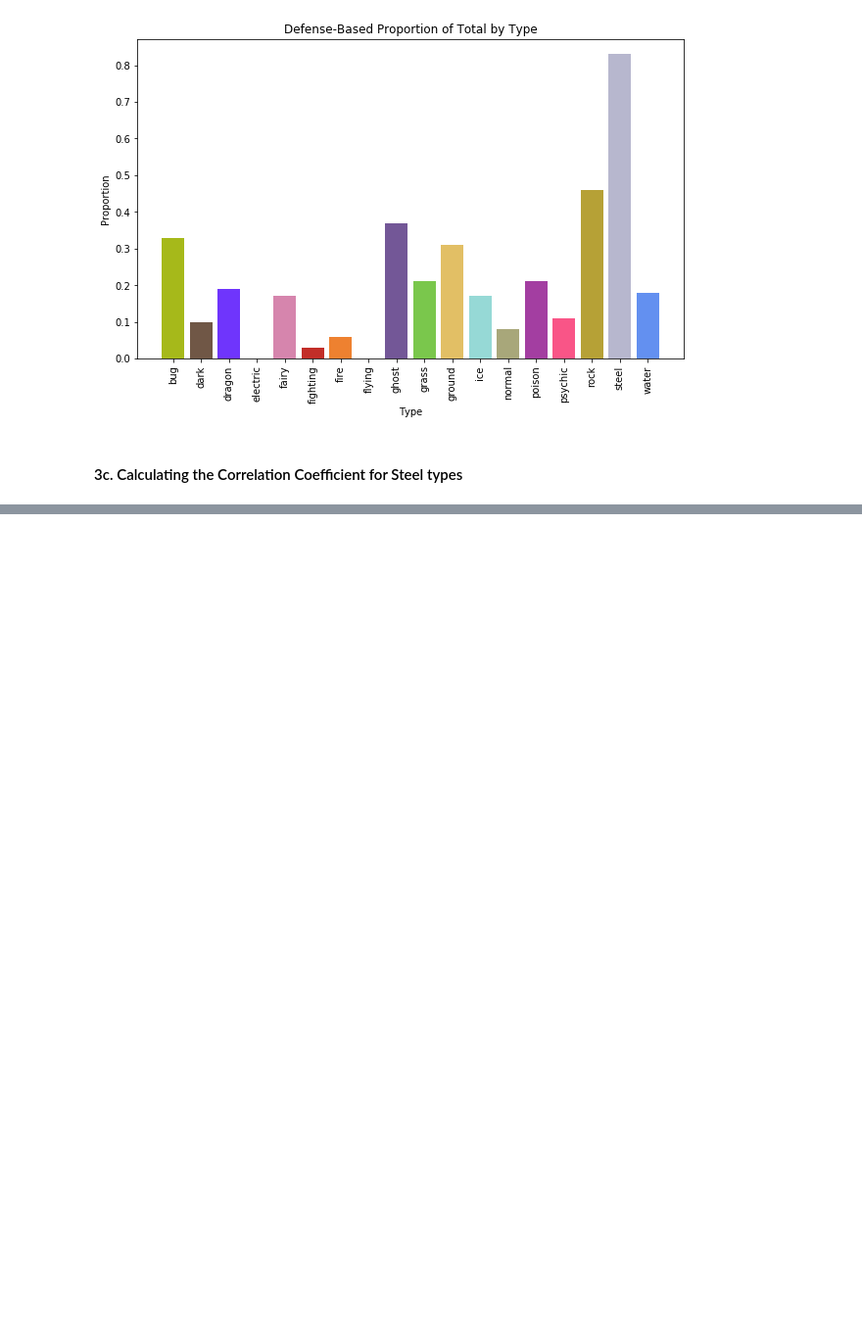
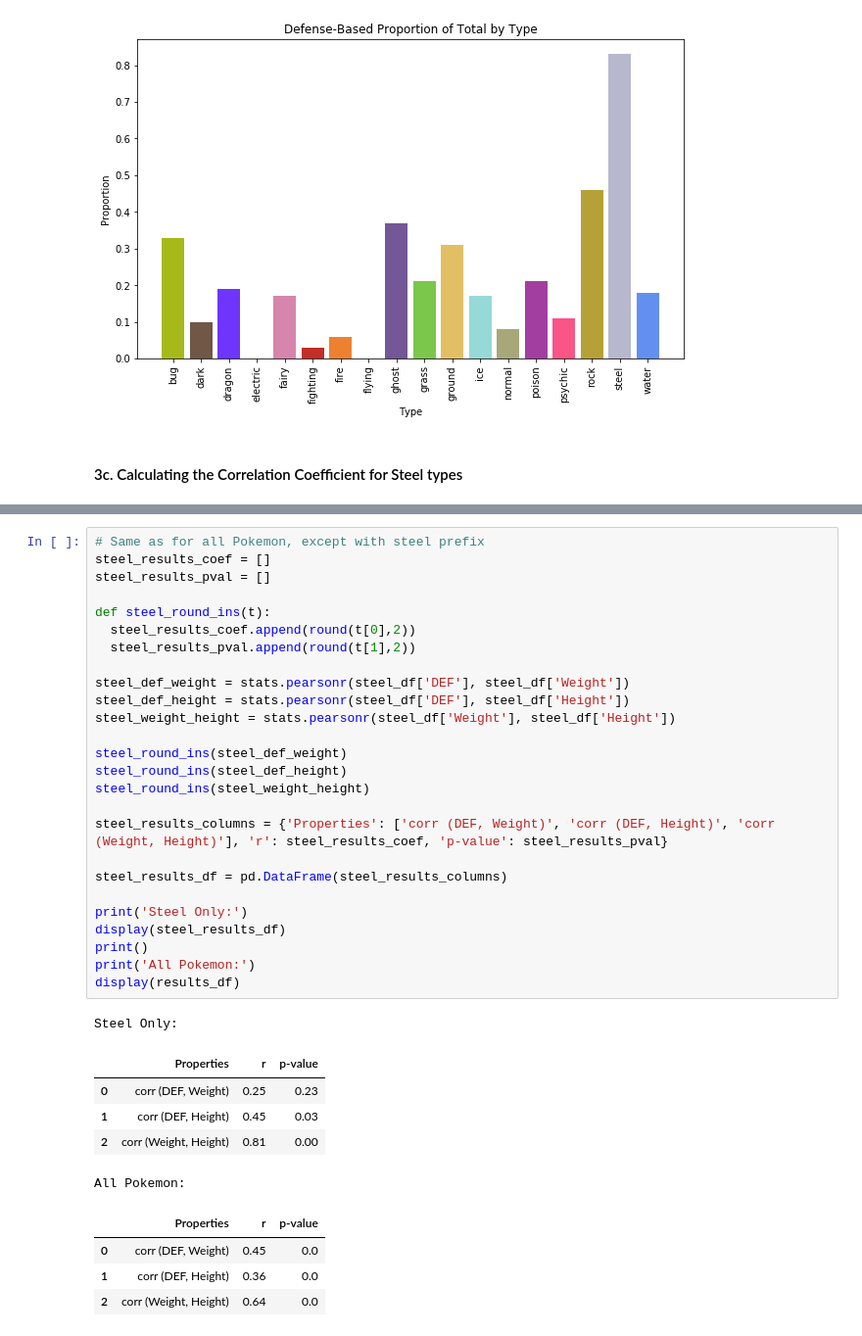
Before and after one commit to Mushtatoes/pokenalysis, a Jupyter notebook: Pokemon_Defense_to_Weight_Height_Correlation.ipynb, the cells around one changed output, grey strips where cells are left out. Shown at 98% size. Cells and saved outputs as stored; diff of their text form; blank space fills up the shorter version.

```diff
--- a/Pokemon_Defense_to_Weight_Height_Correlation.ipynb
+++ b/Pokemon_Defense_to_Weight_Height_Correlation.ipynb
@@ -349 +338,38 @@ Weight & Height:
+# %%
+# Same as for all Pokemon, except with steel prefix
+steel_results_coef = []
+steel_results_pval = []
+
+def steel_round_ins(t):
+  steel_results_coef.append(round(t[0],2))
+  steel_results_pval.append(round(t[1],2))
+
+steel_def_weight = stats.pearsonr(steel_df['DEF'], steel_df['Weight'])
+steel_def_height = stats.pearsonr(steel_df['DEF'], steel_df['Height'])
+steel_weight_height = stats.pearsonr(steel_df['Weight'], steel_df['Height'])
+
+steel_round_ins(steel_def_weight)
+steel_round_ins(steel_def_height)
+steel_round_ins(steel_weight_height)
+
+steel_results_columns = {'Properties': ['corr (DEF, Weight)', 'corr (DEF, Height)', 'corr (Weight, Height)'], 'r': steel_results_coef, 'p-value': steel_results_pval}
+
+steel_results_df = pd.DataFrame(steel_results_columns)
+
+print('Steel Only:')
+display(steel_results_df)
+print()
+print('All Pokemon:')
+display(results_df)
+# %% [output]
+Steel Only:
+|  | Properties | r | p-value |
+| 0 | corr (DEF, Weight) | 0.25 | 0.23 |
+| 1 | corr (DEF, Height) | 0.45 | 0.03 |
+| 2 | corr (Weight, Height) | 0.81 | 0.00 |
+All Pokemon:
+|  | Properties | r | p-value |
+| 0 | corr (DEF, Weight) | 0.45 | 0.0 |
+| 1 | corr (DEF, Height) | 0.36 | 0.0 |
+| 2 | corr (Weight, Height) | 0.64 | 0.0 |
 # %% [markdown]
```
Also changed, not shown: parts of 25 cells of this notebook.
